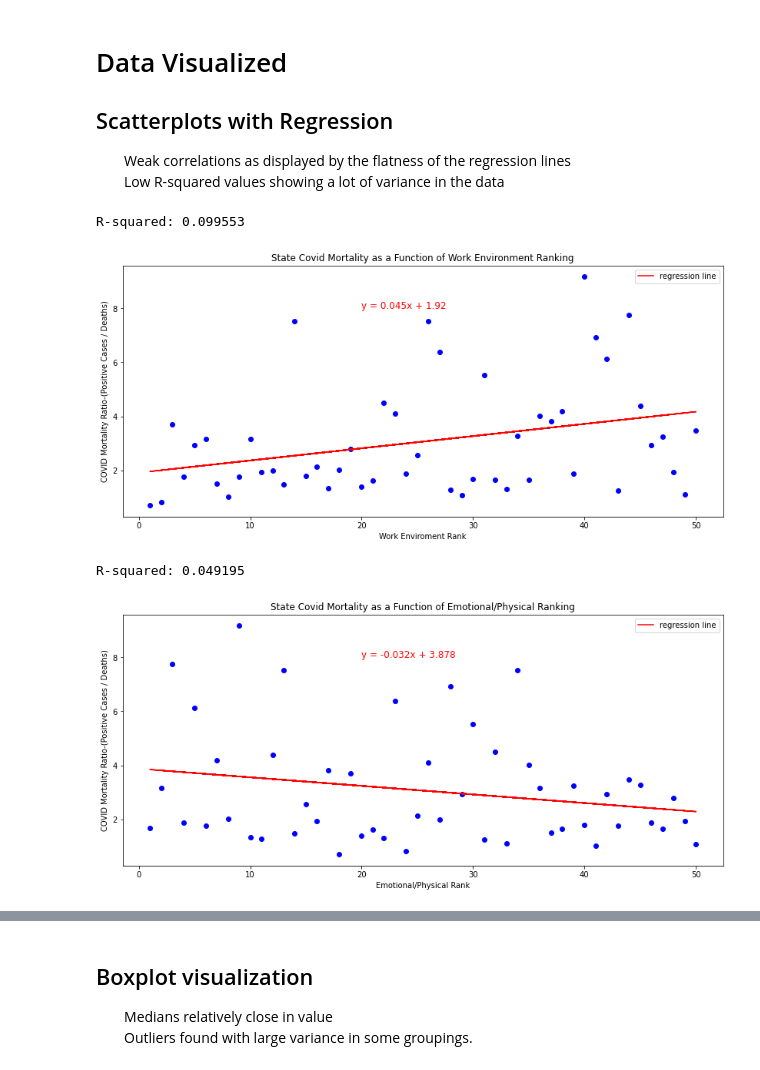
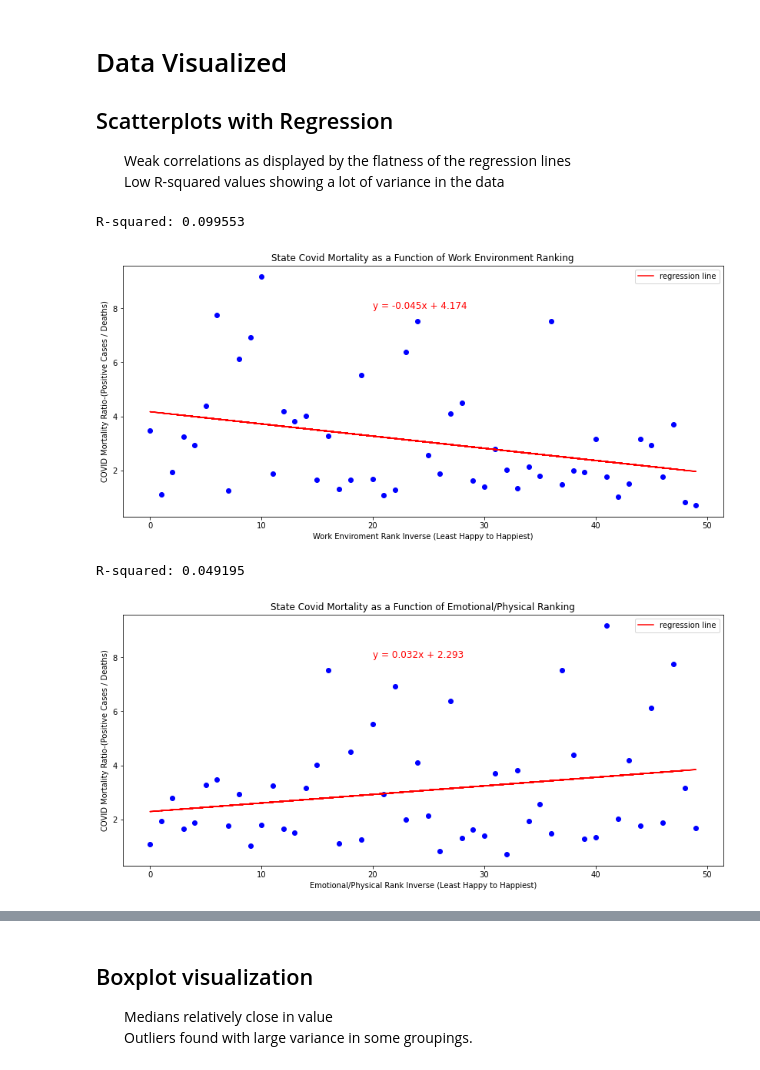
Before and after one commit to arerickson28/happiness_during_corona, a Jupyter notebook: Main.ipynb, the cells around one changed output, grey strips where cells are left out. Drawn from its saved outputs; the diff is of its cells as text; code cells hidden in the pictures.

Commit message:
Changing scatterplots to use inverse ranking.

```diff
--- a/Main.ipynb
+++ b/Main.ipynb
@@ -12,8 +12,8 @@ from functions import regressionLine, scatterDraw, stateGrouper, boxDraw, runAno
 # %% [markdown]
 ## After having merged and cleaned our data, we read our saved csv into a dataframe
 # %%
-master_df = pd.read_csv('resources/MasterData200725.csv')
-master_df = master_df.drop(columns="Unnamed: 0")
+master_df = pd.read_csv('resources/MasterData200730.csv')
+master_df = master_df.dropna()
 master_df.head()
 # %% [output]
 |  | State | Abv | Date | Tested | Positive | Deaths | Mortality Rate | Happiness Rank | totalScore | ... |
@@ -30,21 +30,21 @@ Weak correlations as displayed by the flatness of the regression lines<br>
 Low R-squared values showing a lot of variance in the data
 </ul>
 # %%
-scatterDraw("Work Enviroment Rank", "Mortality Rate", master_df, 'blue',
+scatterDraw("Work Enviroment Rank Inv", "Mortality Rate", master_df, 'blue',
             "State Covid Mortality as a Function of Work Environment Ranking")
-regressionLine(master_df["Work Enviroment Rank"],
+regressionLine(master_df["Work Enviroment Rank Inv"],
             master_df["Mortality Rate"], 20, 8)
 plt.show()
 # %% [output]
 R-squared: 0.099553
-[figure, old version]
+[figure, new version]
 # %%
-scatterDraw("Emotional/Physical Rank", "Mortality Rate", master_df, 'blue',
+scatterDraw("Emotional/Physical Rank Inv", "Mortality Rate", master_df, 'blue',
             "State Covid Mortality as a Function of Emotional/Physical Ranking")
-regressionLine(master_df["Emotional/Physical Rank"],
+regressionLine(master_df["Emotional/Physical Rank Inv"],
             master_df["Mortality Rate"], 20, 8)
 plt.show()
 # %% [output]
 R-squared: 0.049195
-[figure, old version]
+[figure, new version]
 # %%
```
Also changed, not shown: parts of 9 cells of this notebook, 1 other file.
